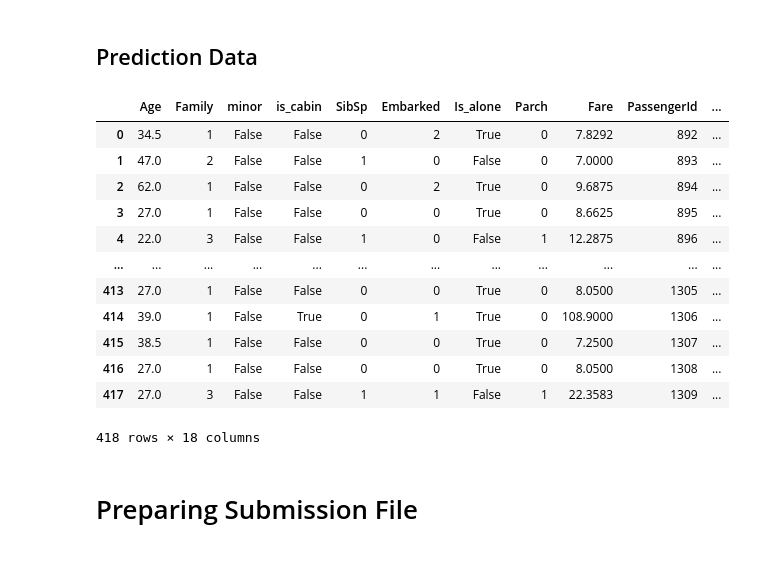
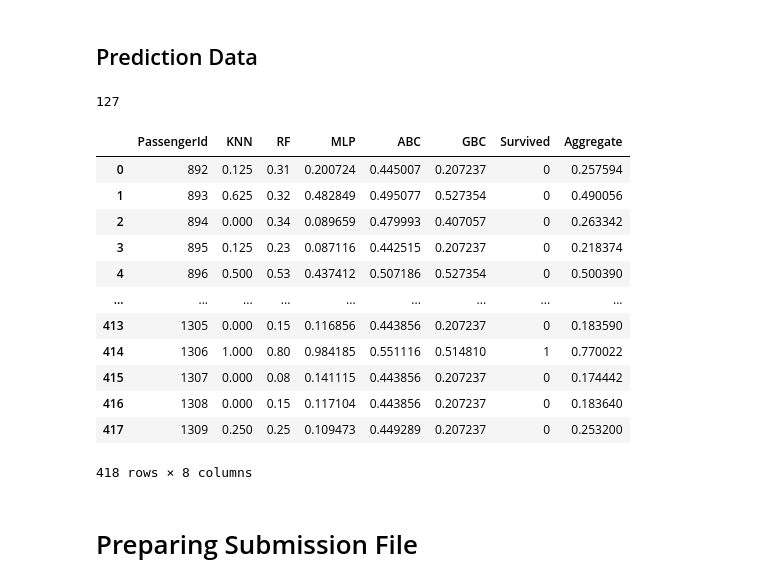
Before and after one commit to snajeebz/Titanic-Kaggle-Competition, a Jupyter notebook: titanic-feature-engineering-clustering.ipynb, the cells around one changed output. Drawn from its saved outputs; the diff is of its cells as text; code cells hidden in the pictures.

Commit message:
Kaggle Notebook | Titanic - Aggregated Models - Features Engineering | Version 28

```diff
--- a/titanic-feature-engineering-clustering.ipynb
+++ b/titanic-feature-engineering-clustering.ipynb
@@ -350,22 +469,27 @@ Training the model
 # Prediction and Submission
 # %% [markdown]
 ## Prediction Data
-# %%
-test_df
-# %% [output]
-|  | Age | Family | minor | is_cabin | SibSp | Embarked | Is_alone | Parch | Fare | PassengerId | ... |
-| 0 | 34.5 | 1 | False | False | 0 | 2 | True | 0 | 7.8292 | 892 | ... |
-| 1 | 47.0 | 2 | False | False | 1 | 0 | False | 0 | 7.0000 | 893 | ... |
-| 2 | 62.0 | 1 | False | False | 0 | 2 | True | 0 | 9.6875 | 894 | ... |
-| 3 | 27.0 | 1 | False | False | 0 | 0 | True | 0 | 8.6625 | 895 | ... |
-| 4 | 22.0 | 3 | False | False | 1 | 0 | False | 1 | 12.2875 | 896 | ... |
-| ... | ... | ... | ... | ... | ... | ... | ... | ... | ... | ... | ... |
-| 413 | 27.0 | 1 | False | False | 0 | 0 | True | 0 | 8.0500 | 1305 | ... |
-| 414 | 39.0 | 1 | False | True | 0 | 1 | True | 0 | 108.9000 | 1306 | ... |
-| 415 | 38.5 | 1 | False | False | 0 | 0 | True | 0 | 7.2500 | 1307 | ... |
-| 416 | 27.0 | 1 | False | False | 0 | 0 | True | 0 | 8.0500 | 1308 | ... |
-| 417 | 27.0 | 3 | False | False | 1 | 1 | False | 1 | 22.3583 | 1309 | ... |
-418 rows × 18 columns
+# %%
+
+result['Aggregate']=(result.KNN+result.RF+result.MLP+result.ABC+result.GBC)/5
+result.Survived=(result.Aggregate>=0.54).astype('int')
+print(result.Survived.sum())
+result
+# %% [output]
+127
+|  | PassengerId | KNN | RF | MLP | ABC | GBC | Survived | Aggregate |
+| 0 | 892 | 0.125 | 0.31 | 0.200724 | 0.445007 | 0.207237 | 0 | 0.257594 |
+| 1 | 893 | 0.625 | 0.32 | 0.482849 | 0.495077 | 0.527354 | 0 | 0.490056 |
+| 2 | 894 | 0.000 | 0.34 | 0.089659 | 0.479993 | 0.407057 | 0 | 0.263342 |
+| 3 | 895 | 0.125 | 0.23 | 0.087116 | 0.442515 | 0.207237 | 0 | 0.218374 |
+| 4 | 896 | 0.500 | 0.53 | 0.437412 | 0.507186 | 0.527354 | 0 | 0.500390 |
+| ... | ... | ... | ... | ... | ... | ... | ... | ... |
+| 413 | 1305 | 0.000 | 0.15 | 0.116856 | 0.443856 | 0.207237 | 0 | 0.183590 |
+| 414 | 1306 | 1.000 | 0.80 | 0.984185 | 0.551116 | 0.514810 | 1 | 0.770022 |
+| 415 | 1307 | 0.000 | 0.08 | 0.141115 | 0.443856 | 0.207237 | 0 | 0.174442 |
+| 416 | 1308 | 0.000 | 0.15 | 0.117104 | 0.443856 | 0.207237 | 0 | 0.183640 |
+| 417 | 1309 | 0.250 | 0.25 | 0.109473 | 0.449289 | 0.207237 | 0 | 0.253200 |
+418 rows × 8 columns
 # %% [markdown]
 # Preparing Submission File
 # %%
```
Also changed, not shown: parts of 11 cells of this notebook.
